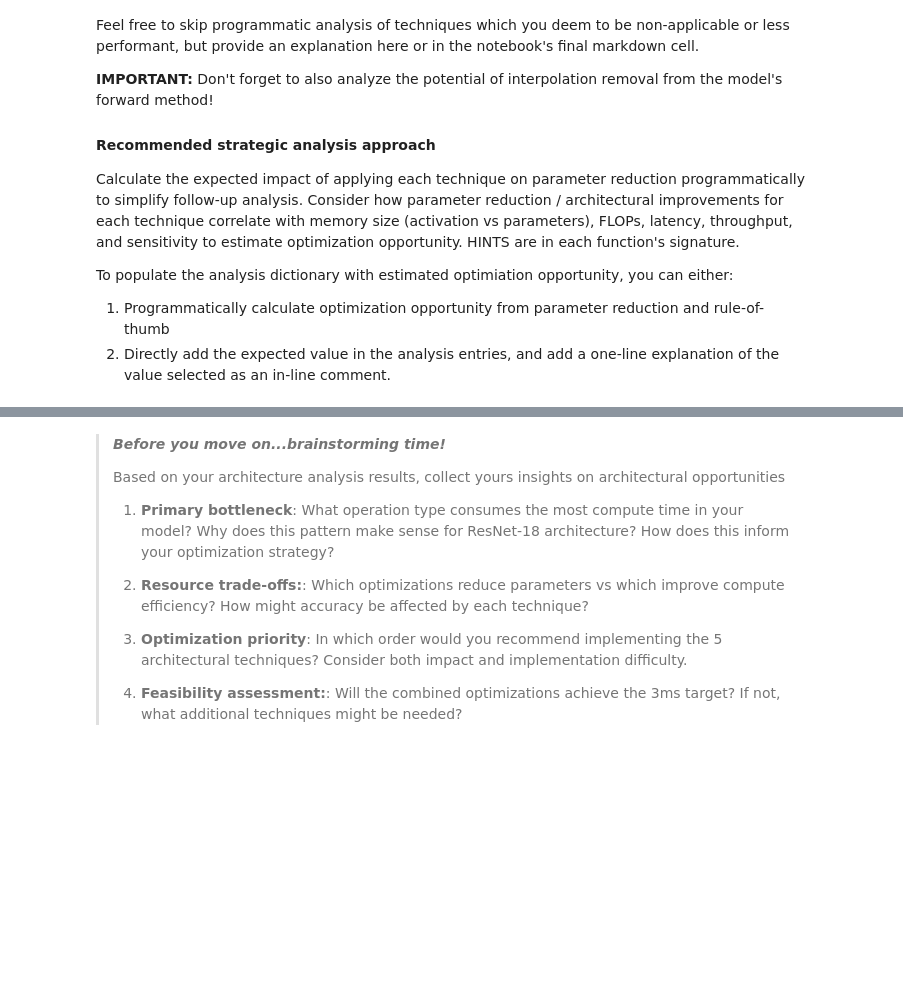
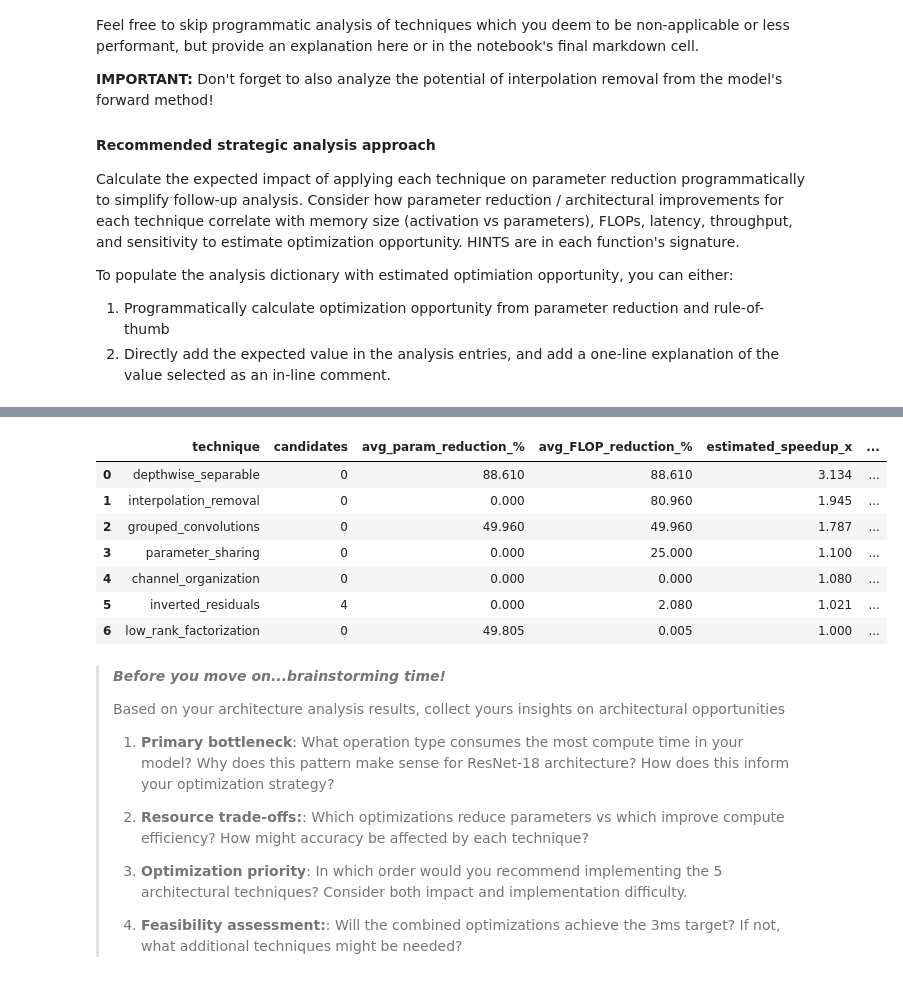
Before and after one commit to spirosrap/UDACIMED, a Jupyter notebook: starter/notebooks/01_baseline_analysis.executed.ipynb, the cells around one changed output, grey strips where cells are left out. Cells and saved outputs as stored; diff of their text form; code cells hidden in the pictures; blank space fills up the shorter version.

```diff
--- a/starter/notebooks/01_baseline_analysis.executed.ipynb
+++ b/starter/notebooks/01_baseline_analysis.executed.ipynb
@@ -1084,4 +1084,43 @@ ARCHITECTURE OPTIMIZATION RESULTS:
      Sensitivity Risk: Low‑Moderate (must validate at native resolution)
+# %%
+# Summarize architecture techniques quantitatively
+import pandas as pd
+rows=[]
+for name, d in arch_analysis.items():
+    # robust candidate counting across techniques
+    cand = 0
+    if isinstance(d.get('candidate_layers'), list):
+        cand = len(d.get('candidate_layers'))
+    elif isinstance(d.get('transition_layers'), list):
+        cand = len(d.get('transition_layers'))
+    elif isinstance(d.get('expansion_candidates'), (int, float)):
+        cand = int(d.get('expansion_candidates'))
+    elif isinstance(d.get('inplace_opportunities'), (int, float)):
+        cand = int(d.get('inplace_opportunities'))
+
+    rows.append({
+        'technique': name,
+        'candidates': cand,
+        'avg_param_reduction_%': d.get('avg_param_reduction_percent', 0),
+        'avg_FLOP_reduction_%': d.get('avg_flop_reduction_percent', 0),
+        'estimated_speedup_x': d.get('estimated_speedup', 1.0),
+        'throughput_improvement_%': d.get('throughput_improvement_percent', 0),
+        'mem_savings_MB': d.get('estimated_memory_reduction_mb', 0),
+        'risk': d.get('sensitivity_risk','')
+    })
+arch_df=pd.DataFrame(rows)
+arch_df.sort_values(by='estimated_speedup_x', ascending=False, inplace=True)
+arch_df.reset_index(drop=True, inplace=True)
+arch_df
+# %% [output]
+|  | technique | candidates | avg_param_reduction_% | avg_FLOP_reduction_% | estimated_speedup_x | ... |
+| 0 | depthwise_separable | 0 | 88.610 | 88.610 | 3.134 | ... |
+| 1 | interpolation_removal | 0 | 0.000 | 80.960 | 1.945 | ... |
+| 2 | grouped_convolutions | 0 | 49.960 | 49.960 | 1.787 | ... |
+| 3 | parameter_sharing | 0 | 0.000 | 25.000 | 1.100 | ... |
+| 4 | channel_organization | 0 | 0.000 | 0.000 | 1.080 | ... |
+| 5 | inverted_residuals | 4 | 0.000 | 2.080 | 1.021 | ... |
+| 6 | low_rank_factorization | 0 | 49.805 | 0.005 | 1.000 | ... |
 # %% [markdown]
 > **_Before you move on...brainstorming time!_**
 >
```
Also changed, not shown: parts of 6 cells of this notebook, 2 other files.
